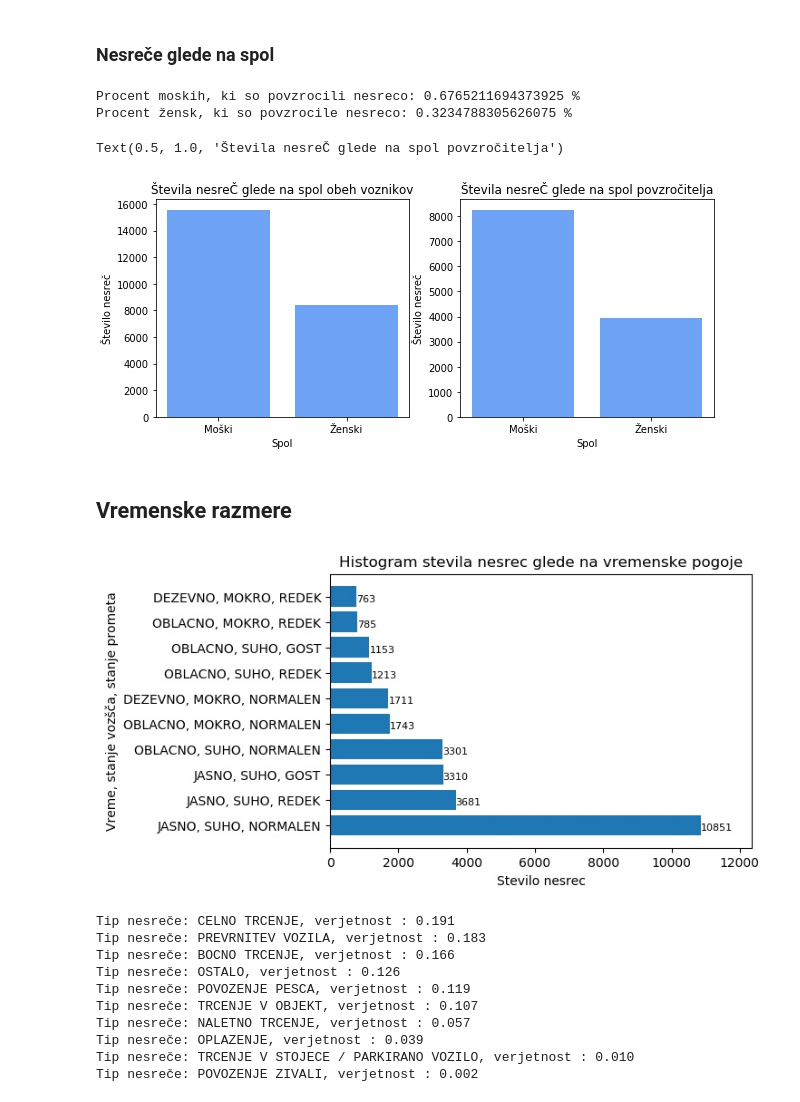
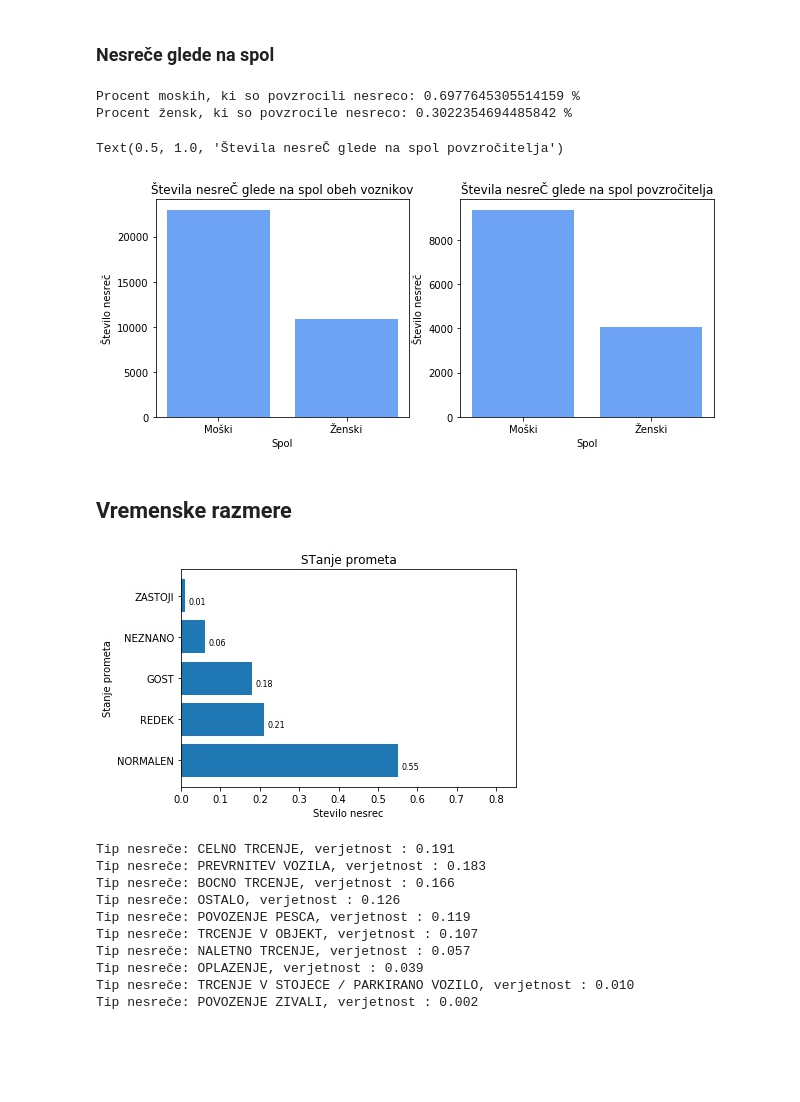
Before and after one commit to ozbej/PR20BOTGJ, a Jupyter notebook: Porocilo Tadej.ipynb, the cells around one changed output. Saved outputs shown, nothing was run; the diff lists cells and outputs as text; code cells hidden in the pictures; blank space fills up the shorter version.

```diff
--- a/Porocilo Tadej.ipynb
+++ b/Porocilo Tadej.ipynb
@@ -21,13 +21,13 @@ m_z = []
 mzP = []
 
 for row in data:
-    if(row["Spol"] == "MOSKI" and row["VrstaUdelezenca"] == 'VOZNIK OSEBNEGA AVTOMOBILA'):
+    if(row["Spol"] == "MOSKI"):
         m += 1
-        if(row["Povzrocitelj"] == "POVZROCITELJ"):
+        if(row["Povzrocitelj"] == "POVZROCITELJ" and row["Drzavljanstvo"] == "SLOVENIJA"):
             mP += 1
-    elif (row["Spol"] == "ZENSKI" and row["VrstaUdelezenca"] == 'VOZNIK OSEBNEGA AVTOMOBILA'):
+    elif (row["Spol"] == "ZENSKI"):
         z += 1
-        if(row["Povzrocitelj"] == "POVZROCITELJ"):
+        if(row["Povzrocitelj"] == "POVZROCITELJ" and row["Drzavljanstvo"] == "SLOVENIJA"):
             zP += 1
 
 m_z.append(m)
@@ -51,42 +51,45 @@ plt.xlabel("Spol")
 plt.ylabel("Število nesreč")
 plt.title("Števila nesreČ glede na spol povzročitelja", fontsize=12)
 # %% [output]
-Procent moskih, ki so povzrocili nesreco: 0.6765211694373925 %
-Procent žensk, ki so povzrocile nesreco: 0.3234788305626075 %
+Procent moskih, ki so povzrocili nesreco: 0.6977645305514159 %
+Procent žensk, ki so povzrocile nesreco: 0.3022354694485842 %
 Text(0.5, 1.0, 'Števila nesreČ glede na spol povzročitelja')
-[figure, old version]
+[figure, new version]
 # %% [markdown]
 ## Vremenske razmere
 # %%
 from collections import Counter
 
 st_nesrec_vreme = dict()
 vsi_pogoji = ""
+cnt=0
 
 for row in data:
-    vsi_pogoji += row["VremenskeOkoliscine"] + ", " + row["StanjeVozisca"]  + ", " + row["StanjePrometa"]
+    vsi_pogoji += row["StanjePrometa"]
     if vsi_pogoji not in st_nesrec_vreme.keys():
         st_nesrec_vreme[vsi_pogoji] = 0
     st_nesrec_vreme[vsi_pogoji] += 1
+    cnt += 1
     vsi_pogoji = ""
 
 k = Counter(st_nesrec_vreme)
 high = k.most_common(10)
 
 x = [i[0] for i in high]
-y = [i[1] for i in high]
+y = [round(i[1] / cnt, 2) for i in high]
 
-plt.figure(dpi = 100)
+
+plt.figure()
 plt.barh(x, y);
-plt.title('Histogram stevila nesrec glede na vremenske pogoje', fontsize=12);
+plt.title('Stanje prometa', fontsize=12);
 plt.xlabel('Stevilo nesrec');
-plt.ylabel('Vreme, stanje vozšča, stanje prometa');
-plt.xlim(0, y[0] + 1500)
+plt.ylabel('Stanje prometa');
+plt.xlim(0, y[0] + 0.3)
 
 for i, v in enumerate(y):
-    plt.text(v, i- 0.20 , str(v), color="black", fontsize=8)
+    plt.text(v+0.01, i- 0.20 , str(v), color="black", fontsize=8)
 # %% [output]
-[figure, old version]
+[figure, new version]
 # %%
 vsePoskodbe = 0
 stevecPoskodb = {}
```
